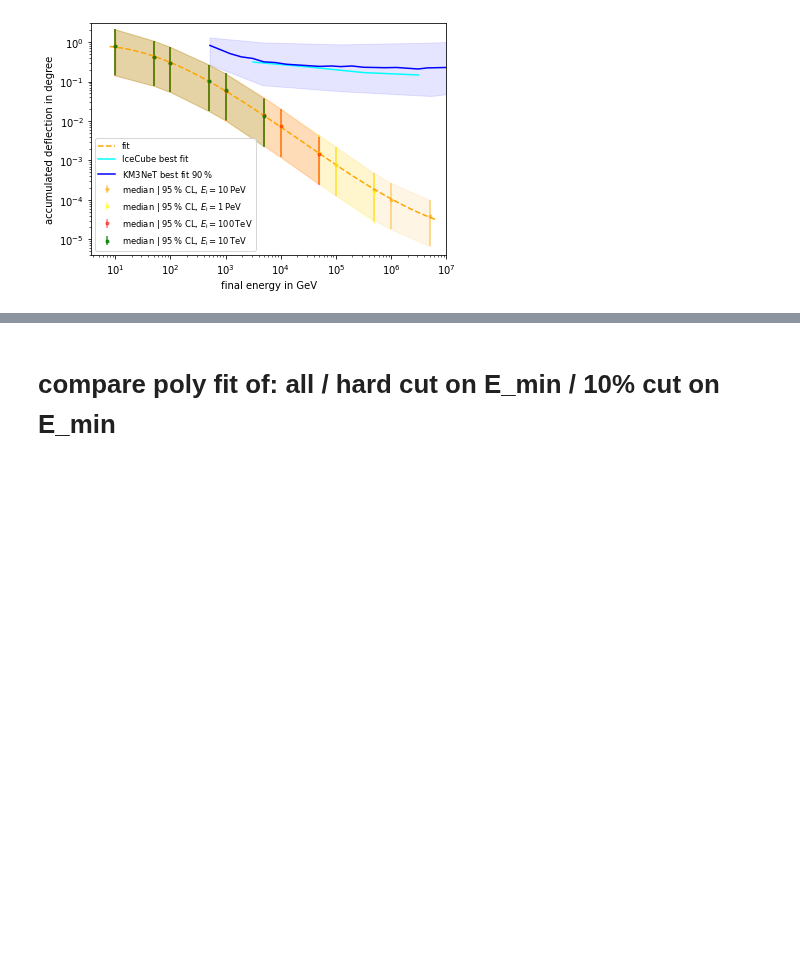
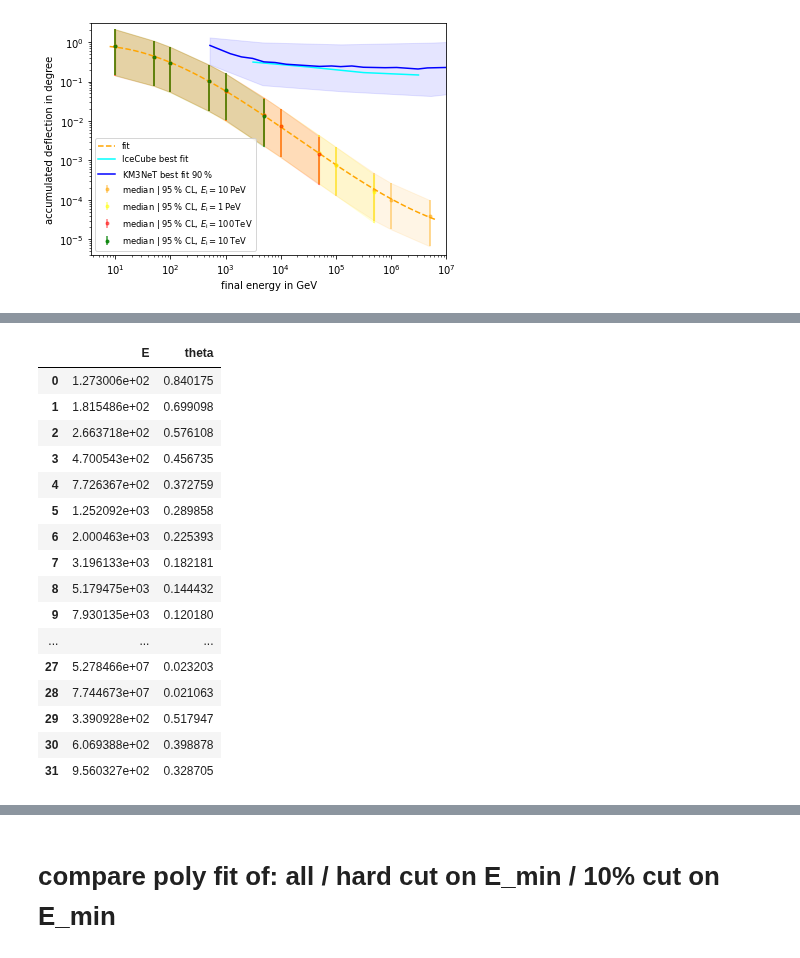
Before and after one commit to pascalgutjahr/muon-deflection-paper, a Jupyter notebook: deflection/total_defl_combined_moliere.ipynb, the cells around one changed output, grey strips where cells are left out. Cells and saved outputs as stored; diff of their text form; code cells hidden in the pictures; blank space fills up the shorter version.

```diff
--- a/deflection/total_defl_combined_moliere.ipynb
+++ b/deflection/total_defl_combined_moliere.ipynb
@@ -802,0 +804,20 @@ poly params:  [ 0.02407291 -0.31206222  0.37943753 -0.21557717] , errors:  [0.00
+# %%
+10**ARCA_low
+# %% [output]
+|  | E | theta |
+| 0 | 1.273006e+02 | 0.840175 |
+| 1 | 1.815486e+02 | 0.699098 |
+| 2 | 2.663718e+02 | 0.576108 |
+| 3 | 4.700543e+02 | 0.456735 |
+| 4 | 7.726367e+02 | 0.372759 |
+| 5 | 1.252092e+03 | 0.289858 |
+| 6 | 2.000463e+03 | 0.225393 |
+| 7 | 3.196133e+03 | 0.182181 |
+| 8 | 5.179475e+03 | 0.144432 |
+| 9 | 7.930135e+03 | 0.120180 |
+| ... | ... | ... |
+| 27 | 5.278466e+07 | 0.023203 |
+| 28 | 7.744673e+07 | 0.021063 |
+| 29 | 3.390928e+02 | 0.517947 |
+| 30 | 6.069388e+02 | 0.398878 |
+| 31 | 9.560327e+02 | 0.328705 |
```
Also changed, not shown: parts of 3 cells of this notebook.
